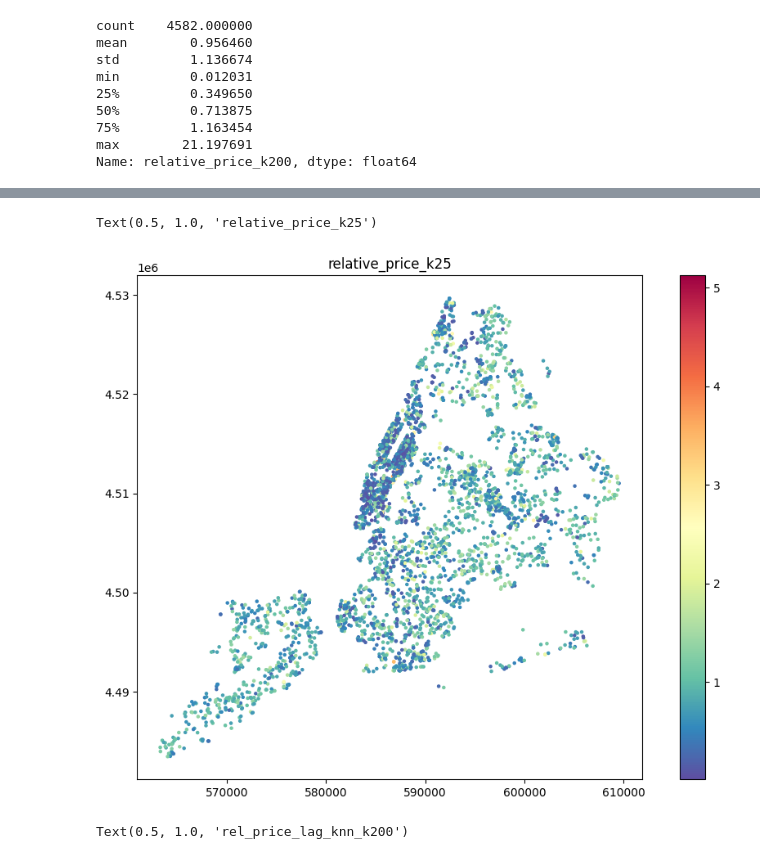
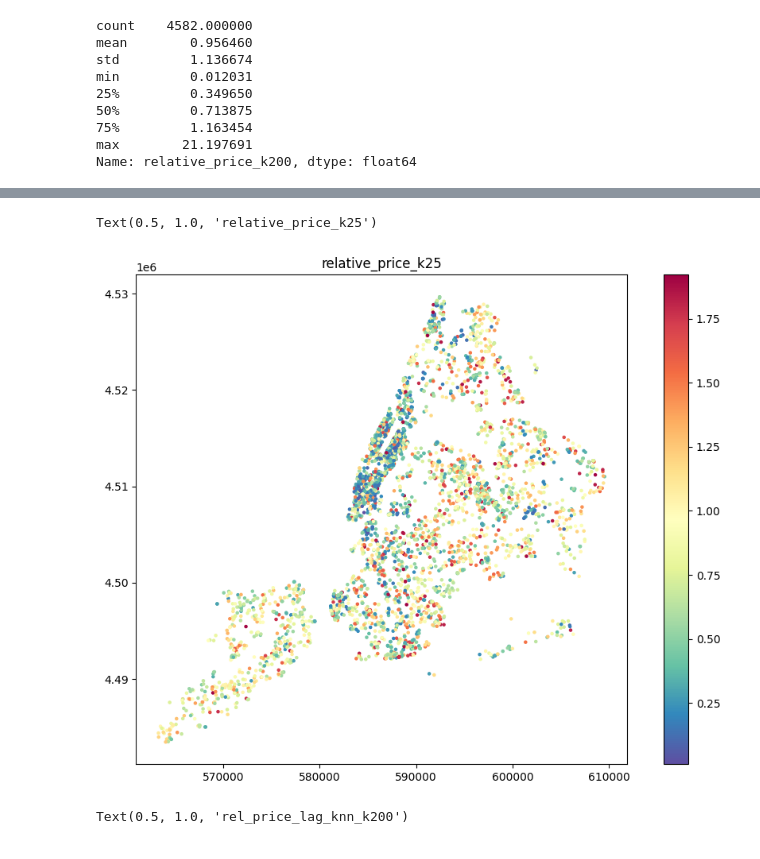
Before and after one commit to codekot/nyc-housing-project, a Jupyter notebook: notebooks/experiments/exp_03_spatial_lag.ipynb, the cells around one changed output, grey strips where cells are left out. Cells and saved outputs as stored; diff of their text form; code cells hidden in the pictures.

```diff
--- a/notebooks/experiments/exp_03_spatial_lag.ipynb
+++ b/notebooks/experiments/exp_03_spatial_lag.ipynb
@@ -182,0 +194,2 @@ Name: relative_price_k200, dtype: float64
+# %%
+gdf_utm['relative_price_k25'] = gdf_utm['price']/gdf_utm['lag_price_knn_k25']
@@ -183,15 +210,15 @@ Name: relative_price_k200, dtype: float64
 # %%
 rel_90_k25 = gdf_utm[gdf_utm['relative_price_k25'] < gdf_utm['relative_price_k25'].quantile(0.9)]
 # %%
-rel_90.plot(column="relative_price_k25",
+rel_90_k25.plot(column="relative_price_k25",
          figsize=(12, 8),
          legend=True,
          cmap="Spectral_r",
          markersize=5)
 plt.title("relative_price_k25")
 # %% [output]
 Text(0.5, 1.0, 'relative_price_k25')
-[figure, old version]
+[figure, new version]
 # %%
 w = KNN.from_dataframe(rel_90, k=200)
 w.transform = 'R'
```
Also changed, not shown: parts of 11 cells of this notebook, 2 other files.
